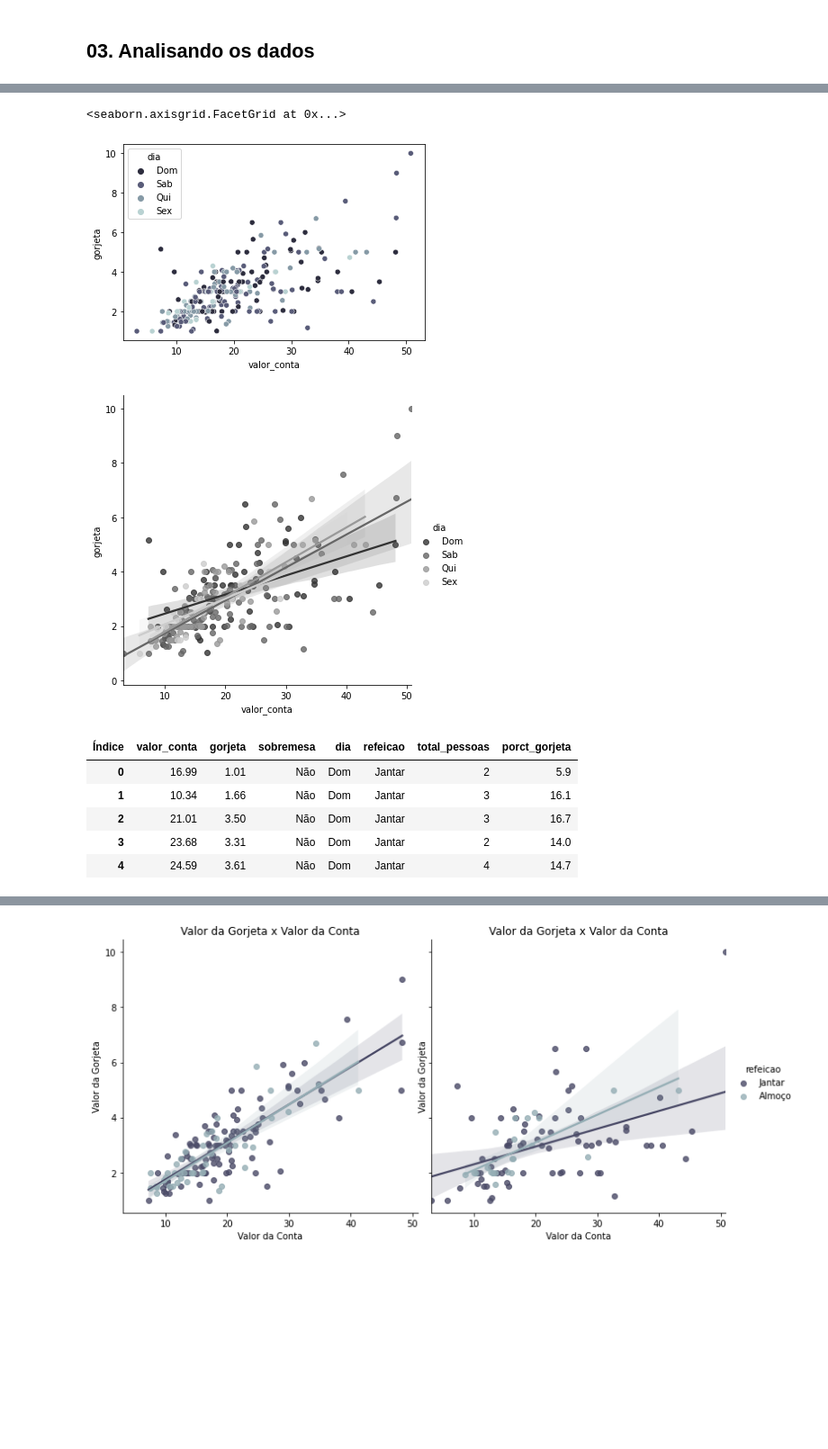
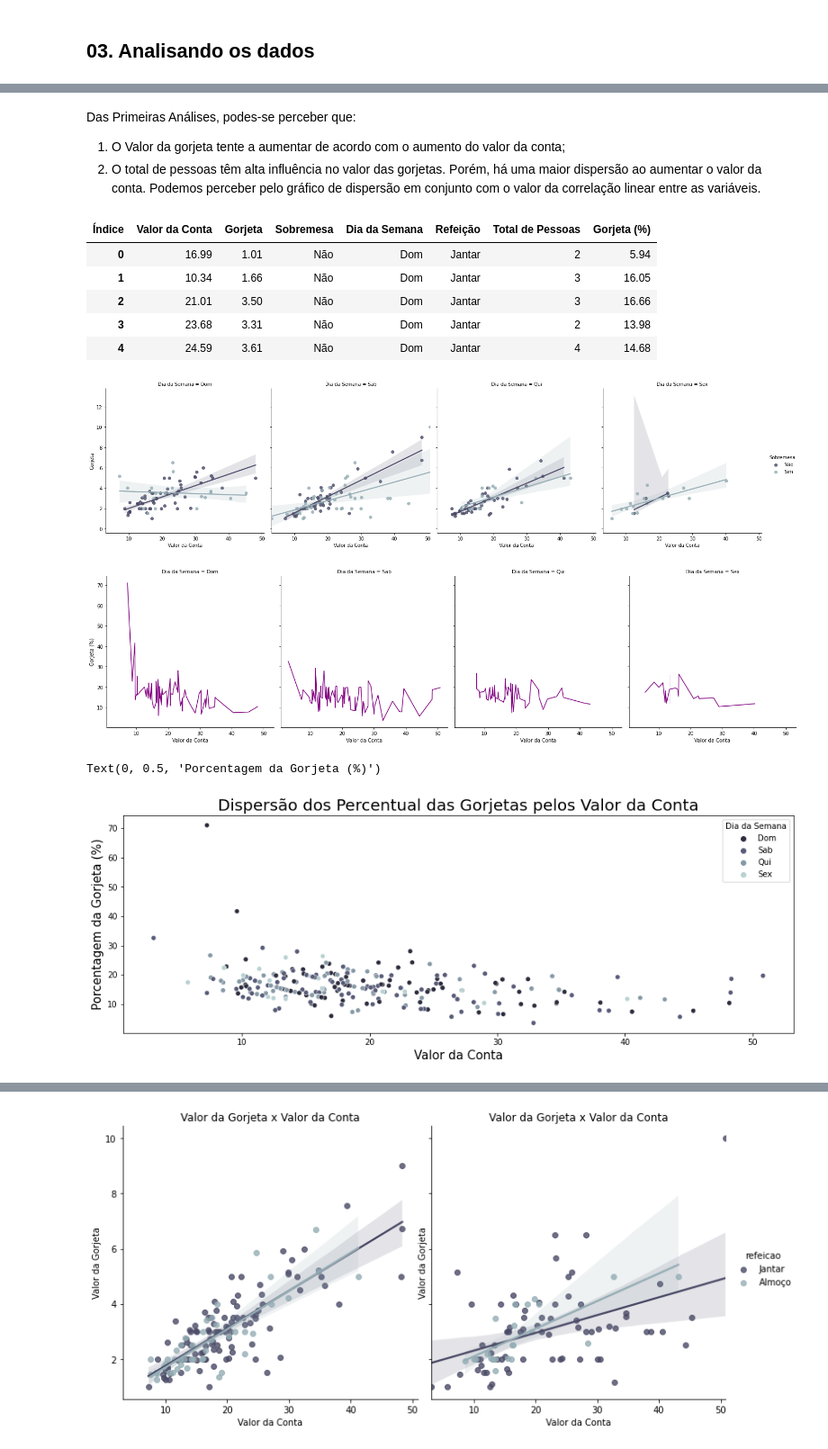
Before and after one commit to FelipeGBarreto/Projects, a Jupyter notebook: Análise_Gorjetas.ipynb, the cells around one changed output, grey strips where cells are left out. Shown at 90% size. Drawn from its saved outputs; the diff is of its cells as text; code cells hidden in the pictures; blank space fills up the shorter version.

```diff
--- a/Análise_Gorjetas.ipynb
+++ b/Análise_Gorjetas.ipynb
@@ -57,7 +72,7 @@ array([2, 3, 4, 1, 6, 5])
 df.dessert=df.dessert.map({"No":"Não", "Yes":"Sim"})
 df.day=df.day.map({"Sun":"Dom", "Sat":"Sab", "Thur":"Qui", "Fri":"Sex"})
 df.time=df.time.map({"Dinner":"Jantar", "Lunch":"Almoço"})
+
+df.rename(columns={'total_bill':'Valor da Conta', 'tip':'Gorjeta', 'dessert':'Sobremesa',
+                   'day':'Dia da Semana', 'time':'Refeição', 'size':'Total de Pessoas'}, inplace=True)
+df.columns.name = 'Índice'
-# %%
-df.rename(columns={'total_bill':'valor_conta', 'tip':'gorjeta', 'dessert':'sobremesa',
-                   'day':'dia', 'time':'refeicao', 'size':'total_pessoas'}, inplace=True)
-df.columns.name = 'Índice'
@@ -66,18 +115,31 @@ df.columns.name = 'Índice'
+# %% [markdown]
+Das Primeiras Análises, podes-se perceber que:
+
+1. O Valor da gorjeta tente a aumentar de acordo com o aumento do valor da conta;
+2. O total de pessoas têm alta influência no valor das gorjetas. Porém, há uma maior dispersão ao aumentar o valor da conta. Podemos perceber pelo gráfico de dispersão em conjunto com o valor da correlação linear entre as variáveis.
+# %%
+df['Gorjeta (%)'] = round(df["Gorjeta"] / df["Valor da Conta"], 4)*100
+df[:5]
+# %% [output]
+| Índice | Valor da Conta | Gorjeta | Sobremesa | Dia da Semana | Refeição | Total de Pessoas | Gorjeta (%) |
+| 0 | 16.99 | 1.01 | Não | Dom | Jantar | 2 | 5.94 |
+| 1 | 10.34 | 1.66 | Não | Dom | Jantar | 3 | 16.05 |
+| 2 | 21.01 | 3.50 | Não | Dom | Jantar | 3 | 16.66 |
+| 3 | 23.68 | 3.31 | Não | Dom | Jantar | 2 | 13.98 |
+| 4 | 24.59 | 3.61 | Não | Dom | Jantar | 4 | 14.68 |
 # %%
-sns.scatterplot(x='valor_conta', y='gorjeta', hue='dia', data=df,
-                legend='full', palette='bone')
-sns.lmplot(x='valor_conta', y='gorjeta', hue='dia', data=df, palette='gist_gray')
+sns.lmplot(x='Valor da Conta', y='Gorjeta', col='Dia da Semana', hue='Sobremesa', data=df, legend='full', palette='bone');
+
+sns.relplot(x='Valor da Conta', y='Gorjeta (%)', kind='line', data=df, color='purple', col="Dia da Semana");
 # %% [output]
-<seaborn.axisgrid.FacetGrid at 0x...>
-[figure, old version]
+[figure, new version]
-[figure, old version]
+[figure, new version]
-# %%
-df['porct_gorjeta'] = round(df.gorjeta / df.valor_conta, 3)*100
-df[:5]
-# %% [output]
-| Índice | valor_conta | gorjeta | sobremesa | dia | refeicao | total_pessoas | porct_gorjeta |
-| 0 | 16.99 | 1.01 | Não | Dom | Jantar | 2 | 5.9 |
-| 1 | 10.34 | 1.66 | Não | Dom | Jantar | 3 | 16.1 |
-| 2 | 21.01 | 3.50 | Não | Dom | Jantar | 3 | 16.7 |
-| 3 | 23.68 | 3.31 | Não | Dom | Jantar | 2 | 14.0 |
-| 4 | 24.59 | 3.61 | Não | Dom | Jantar | 4 | 14.7 |
+# %%
+plt.figure(figsize=(15,5))
+ax=sns.scatterplot(x='Valor da Conta', y='Gorjeta (%)', hue='Dia da Semana', data=df, palette='bone');
+ax.set_title("Dispersão dos Percentual das Gorjetas pelos Valor da Conta", fontsize=20)
+ax.set_xlabel("Valor da Conta", fontsize=15)
+ax.set_ylabel("Porcentagem da Gorjeta (%)", fontsize=15)
+# %% [output]
+Text(0, 0.5, 'Porcentagem da Gorjeta (%)')
+[figure, added]
```
Also changed, not shown: parts of 43 cells of this notebook.
